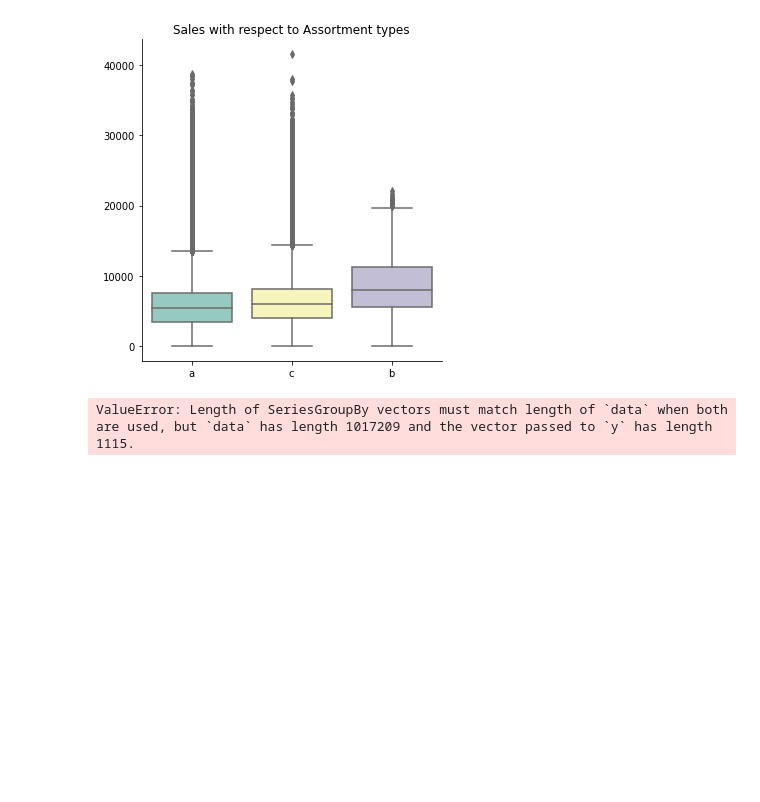
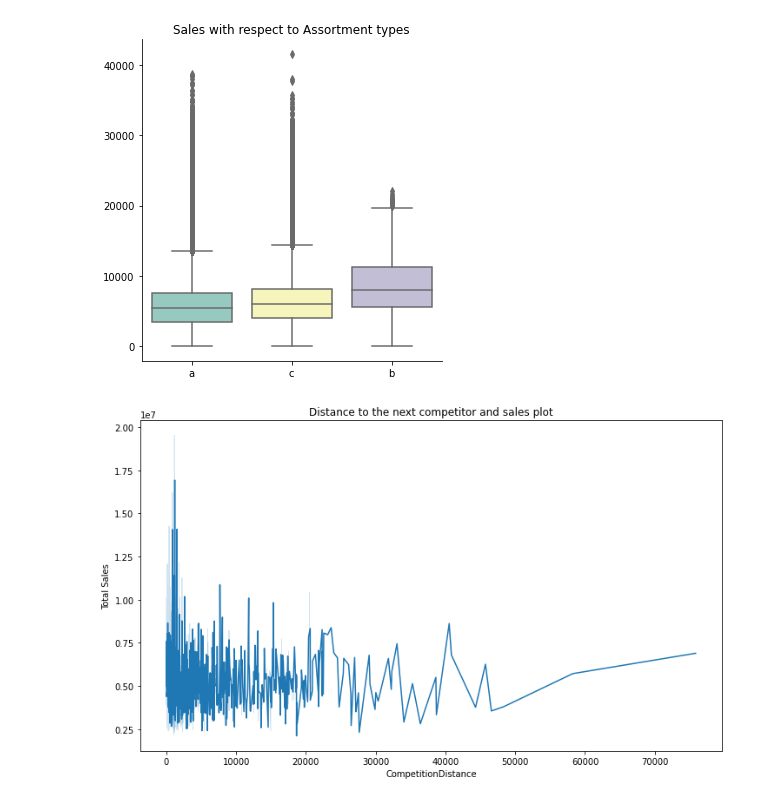
Before and after one commit to DiboraHaile/Pharmaceutical-Sales-prediction-across-multiple-stores, a Jupyter notebook: notebooks/exploration_of_customer_behaviors.ipynb, the cells around one changed output. Cells and saved outputs as stored; diff of their text form; code cells hidden in the pictures; blank space fills up the shorter version.

Commit message:
added competitors' distance vs sales plot

```diff
--- a/notebooks/exploration_of_customer_behaviors.ipynb
+++ b/notebooks/exploration_of_customer_behaviors.ipynb
@@ -374,11 +376,12 @@ visualize.catplot(df_train_joined,y="Sales",x="Assortment",kind="box",title="Sal
 <Figure size 864x504 with 0 Axes>
 [figure]
 # %%
-# How does the distance to the next competitor affect sales? What if the store and its competitors all happen to be in city centres, does the distance matter in that case?
- df_train_joined['']
-# visualize.lineplot(df = df_train_joined[["Date","Sales","CompetitionDistance"]],title="Distance to the next competitor and sales plot")
-# sn.lineplot(data=df_train_joined,x="CompetitionDistance",y=df_train.groupby("Store")["Sales"])
+# How does the distance to the next competitor affect sales?
+# What if the store and its competitors all happen to be in city centres, does the distance matter in that case?
+store_sales_df = pd.DataFrame({"Total Sales":df_train_joined.groupby("Store")["Sales"].sum()})
+grouped_stores = store_sales_df.merge(df_store, on='Store')
+visualize.lineplot(df = grouped_stores,x="CompetitionDistance",y="Total Sales",title="Distance to the next competitor and sales plot")
 # %% [output]
-ValueError: Length of SeriesGroupBy vectors must match length of `data` when both are used, but `data` has length 1017209 and the vector passed to `y` has length 1115.
+[figure, added]
 # %%
 # How does the opening or reopening of new competitors affect stores? Check for stores with NA as competitor distance but later on has values for competitor distance
```
Also changed, not shown: parts of 1 cell of this notebook.
